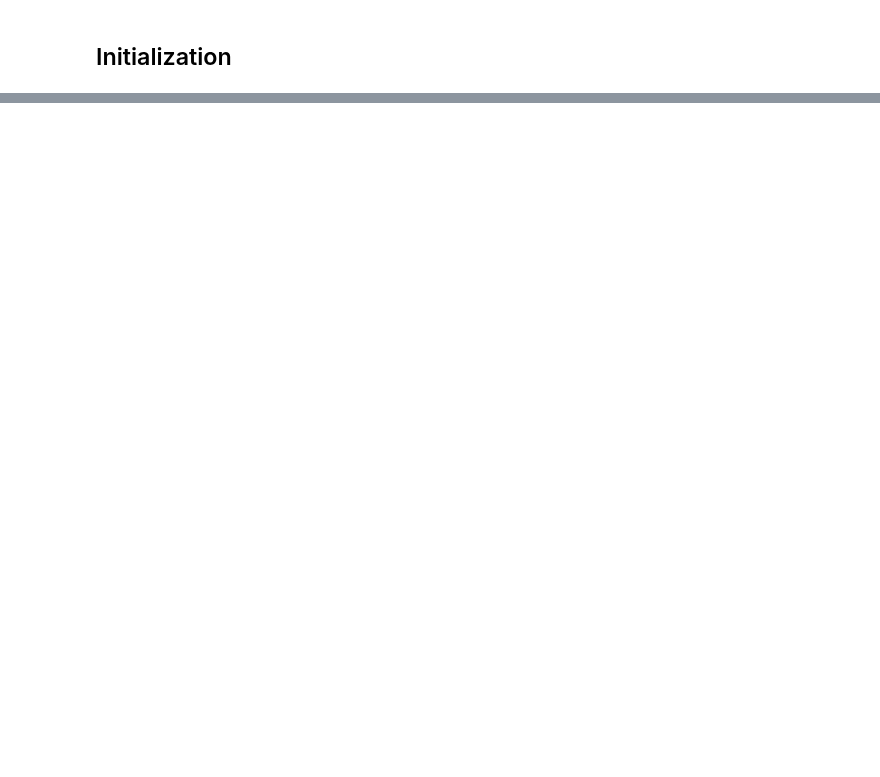
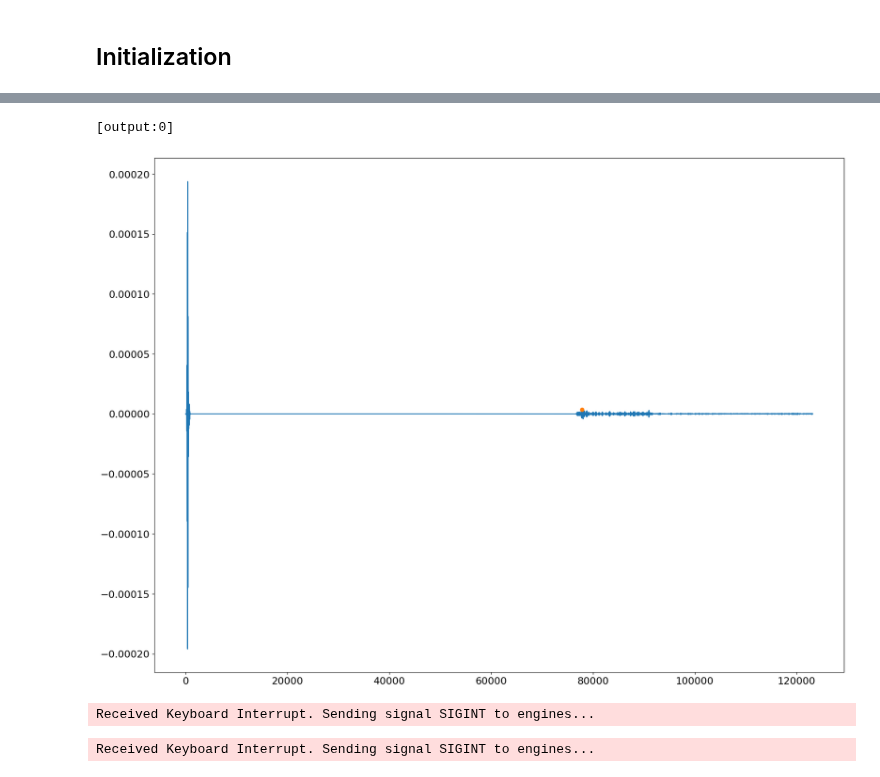
Before and after one commit to bgd54/sonar-FWI, a Jupyter notebook: notebooks/08_mpi.ipynb, the cells around one changed output, grey strips where cells are left out. Drawn from its saved outputs; the diff is of its cells as text; code cells hidden in the pictures; blank space fills up the shorter version.

```diff
--- a/notebooks/08_mpi.ipynb
+++ b/notebooks/08_mpi.ipynb
@@ -95,0 +197,22 @@ if rank == 0:
+# %%
+%%px
+
+if rank == 0:
+    peak = 5000 + correlate.argmax()
+    ## change the figure size
+    plt.figure(figsize=(20, 15))
+    plt.plot(all_recording[:, 64])
+    plt.plot(peak, all_recording[peak, 64], "o")
+    plt.show()
+# %% [output]
+[output:0]
+[figure, added]
+Received Keyboard Interrupt. Sending signal SIGINT to engines...
+# %%
+%%px
+
+if rank == 0:
+    distance = (peak - start_time) * dt * v_env / 2
+    print(f"Distance: {distance} m")
+# %% [output]
+Received Keyboard Interrupt. Sending signal SIGINT to engines...
```
Also changed, not shown: parts of 14 cells of this notebook, 2 other files.
